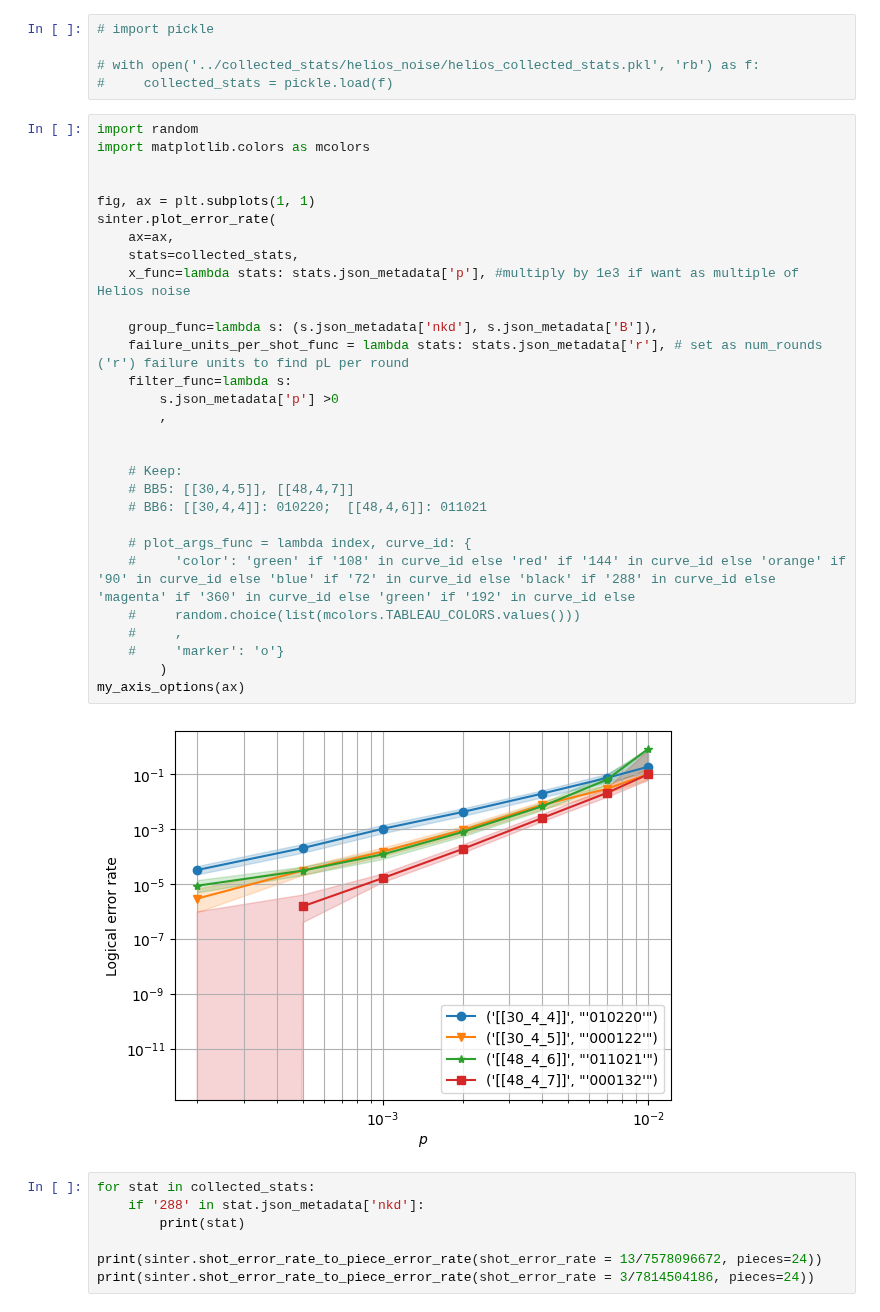
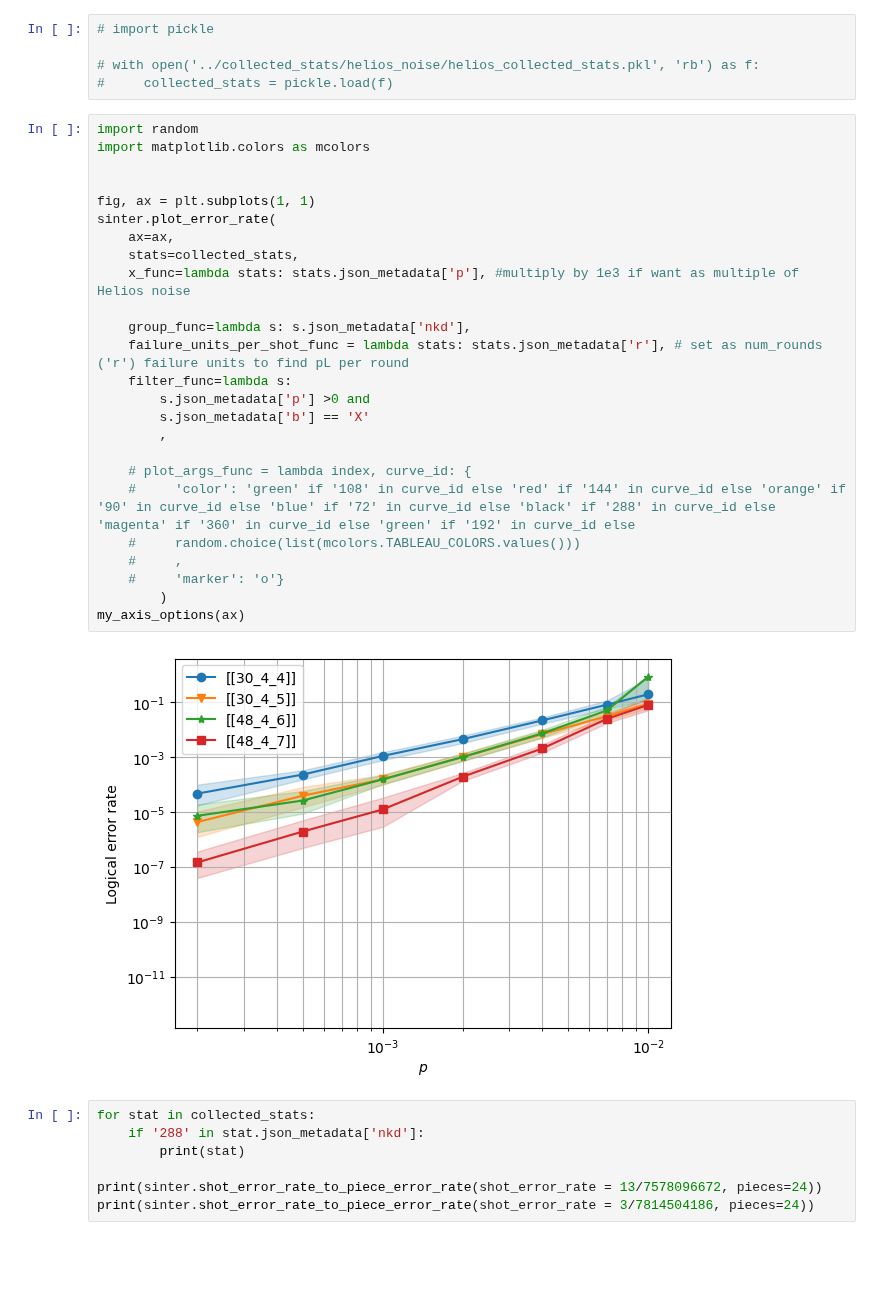
Before and after one commit to wamud/bb-ions, a Jupyter notebook: scripts/plot_mem_exp.ipynb, the cells around one changed output. Saved outputs shown, nothing was run; the diff lists cells and outputs as text; blank space fills up the shorter version.

```diff
--- a/scripts/plot_mem_exp.ipynb
+++ b/scripts/plot_mem_exp.ipynb
@@ -42,34 +41,30 @@ collected_stats = sinter.stats_from_csv_files(*files)
 # %%
 import random
 import matplotlib.colors as mcolors
 
 
 fig, ax = plt.subplots(1, 1)
 sinter.plot_error_rate(
     ax=ax,
     stats=collected_stats,
     x_func=lambda stats: stats.json_metadata['p'], #multiply by 1e3 if want as multiple of Helios noise
 
-    group_func=lambda s: (s.json_metadata['nkd'], s.json_metadata['B']),
+    group_func=lambda s: s.json_metadata['nkd'],
     failure_units_per_shot_func = lambda stats: stats.json_metadata['r'], # set as num_rounds ('r') failure units to find pL per round
     filter_func=lambda s:
-        s.json_metadata['p'] >0
+        s.json_metadata['p'] >0 and
+        s.json_metadata['b'] == 'X'
         ,
-
-
-    # Keep:
-    # BB5: [[30,4,5]], [[48,4,7]]
-    # BB6: [[30,4,4]]: 010220;  [[48,4,6]]: 011021
 
     # plot_args_func = lambda index, curve_id: {
     #     'color': 'green' if '108' in curve_id else 'red' if '144' in curve_id else 'orange' if '90' in curve_id else 'blue' if '72' in curve_id else 'black' if '288' in curve_id else 'magenta' if '360' in curve_id else 'green' if '192' in curve_id else
     #     random.choice(list(mcolors.TABLEAU_COLORS.values()))
     #     ,
     #     'marker': 'o'}
         )
 my_axis_options(ax)
 # %% [output]
-[figure, old version]
+[figure, new version]
 # %%
 for stat in collected_stats:
     if '288' in stat.json_metadata['nkd']:
```
Also changed, not shown: parts of 2 cells of this notebook.
